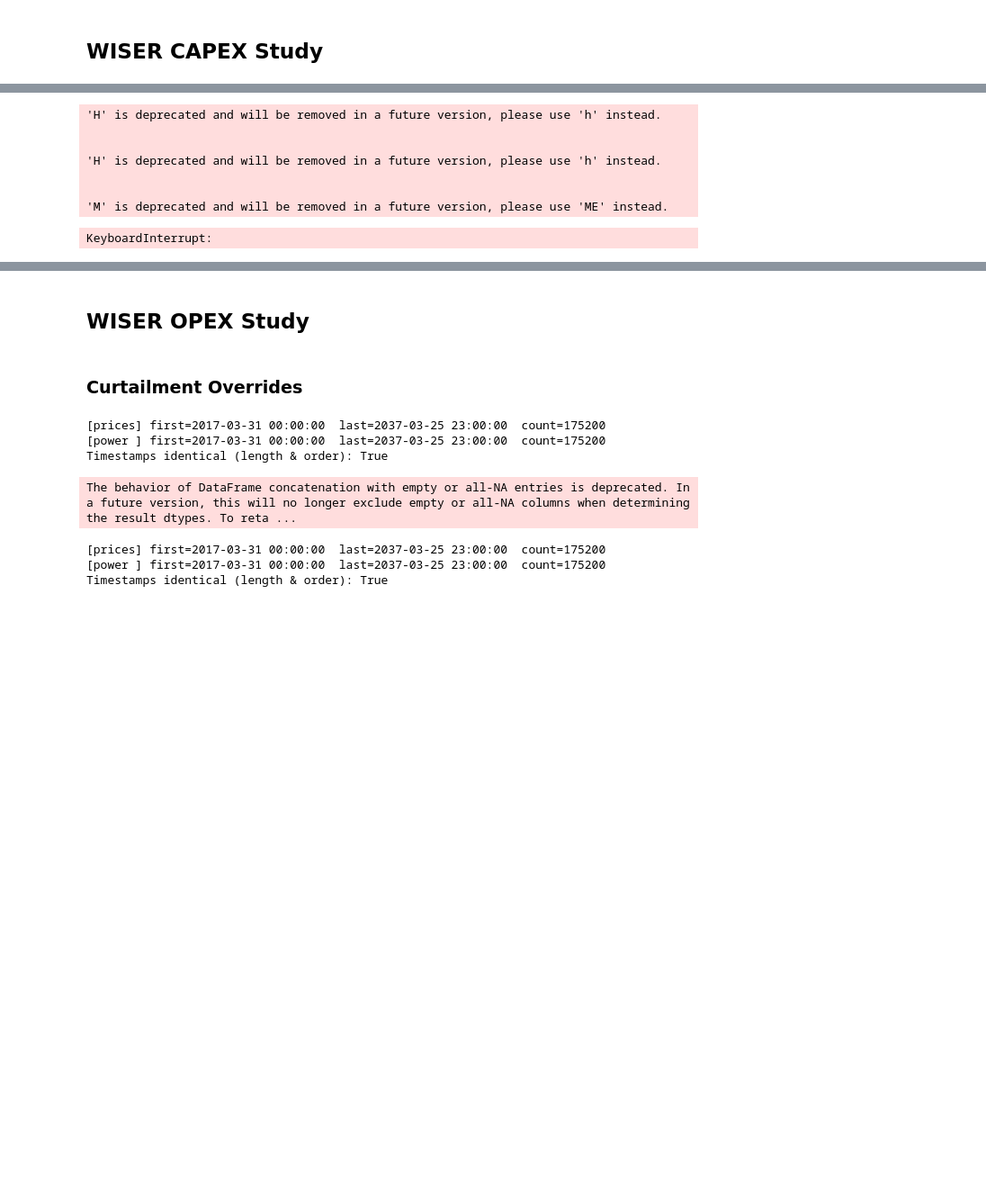
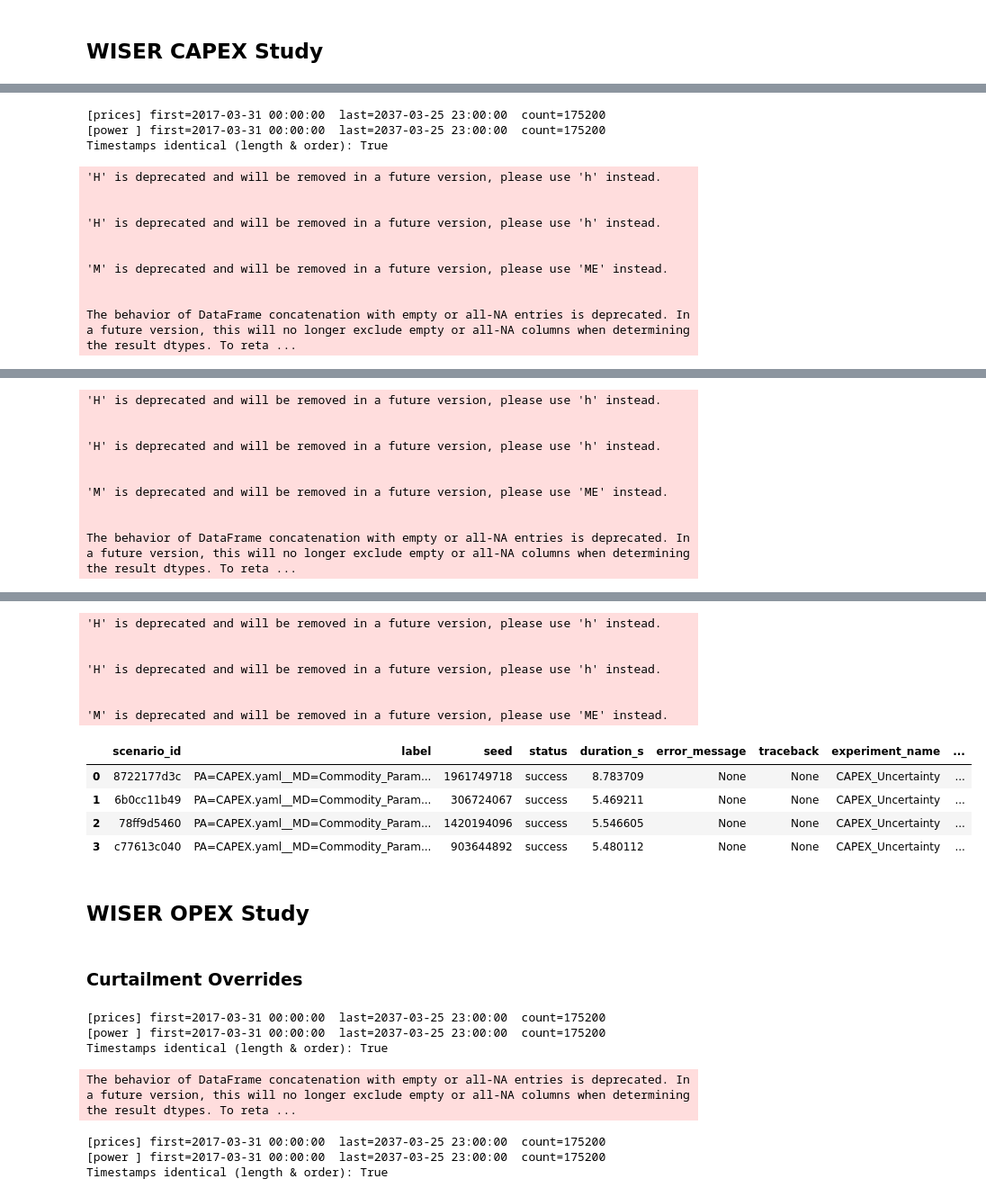
Before and after one commit to s243083/LCA-Special-Course, a Jupyter notebook: examples/WINPACT_API_WISER.ipynb, the cells around one changed output, grey strips where cells are left out. Shown at 90% size. Cells and saved outputs as stored; diff of their text form; code cells hidden in the pictures; blank space fills up the shorter version.

```diff
--- a/examples/WINPACT_API_WISER.ipynb
+++ b/examples/WINPACT_API_WISER.ipynb
@@ -40,32 +40,29 @@ parameter_space = {
 # Flattened: CAPEX_overrides -> Capex_inputFiles -> PA
     "CAPEX_overrides.Capex_inputFiles.PA": [
         "CAPEX.yaml",
-        "CAPEX_OpenDoor.yaml",
-        "CAPEX_IncreasedBarriers.yaml",
-        "CAPEX_EconomicDownturn.yaml",
-        "CAPEX_GlobalEscalation.yaml",
+        "CAPEX.yaml",
+        "CAPEX.yaml",
+        "CAPEX.yaml",
     ],
 
     # Same for materials
     "CAPEX_overrides.Material_inputFiles.MD": [
         "Commodity_Params.yaml",
-        "Commodity_Params_OpenDoor.yaml",
-        "Commodity_Params_IncreasedBarriers.yaml",
-        "Commodity_Params_EconomicDownturn.yaml",
-        "Commodity_Params_GlobalEscalation.yaml",
+        "Commodity_Params_Minimum.yaml",
+        "Commodity_Params_Moderate.yaml",
+        "Commodity_Params_Substantial.yaml",
     ],
 
     # Optional scenario label
     "Scenario.name": [
-        "Baseline CAPEX",
-        "Open Door",
-        "Increased Barriers",
-        "Economic Downturn",
-        "Global Escalation",
+        "Baseline",
+        "SC1 Minimal Risk",
+        "SC2 Moderate Risk",
+        "SC3 Substantial Risk",
     ],
 
-    "FINEX_overrides.finex_input.FINEX.WACC.flag_fixed_WACC": [False, True, True, True, True],
-    "FINEX_overrides.finex_input.FINEX.WACC.WACC_annual":     [0.034, 0.0734, 0.034, 0.034, 0.034],
+    "FINEX_overrides.finex_input.FINEX.WACC.flag_fixed_WACC": [False, True, True, True],
+    "FINEX_overrides.finex_input.FINEX.WACC.WACC_annual":     [0.052, 0.038, 0.052, 0.067]
 }
 
 
@@ -107,8 +104,13 @@ Timestamps identical (length & order): True
-'H' is deprecated and will be removed in a future version, please use 'h' instead.
-
-
-'H' is deprecated and will be removed in a future version, please use 'h' instead.
-
-
-'M' is deprecated and will be removed in a future version, please use 'ME' instead.
+[prices] first=2017-03-31 00:00:00  last=2037-03-25 23:00:00  count=175200
+[power ] first=2017-03-31 00:00:00  last=2037-03-25 23:00:00  count=175200
+Timestamps identical (length & order): True
-KeyboardInterrupt:
+'H' is deprecated and will be removed in a future version, please use 'h' instead.
+
+
+'H' is deprecated and will be removed in a future version, please use 'h' instead.
+
+
+'M' is deprecated and will be removed in a future version, please use 'ME' instead.
+
+
+The behavior of DataFrame concatenation with empty or all-NA entries is deprecated. In a future version, this will no longer exclude empty or all-NA columns when determining the result dtypes. To reta ...
@@ -114,0 +120,10 @@ KeyboardInterrupt:
+'H' is deprecated and will be removed in a future version, please use 'h' instead.
+
+
+'H' is deprecated and will be removed in a future version, please use 'h' instead.
+
+
+'M' is deprecated and will be removed in a future version, please use 'ME' instead.
+
+
+The behavior of DataFrame concatenation with empty or all-NA entries is deprecated. In a future version, this will no longer exclude empty or all-NA columns when determining the result dtypes. To reta ...
@@ -115,3 +133,15 @@ KeyboardInterrupt:
+'H' is deprecated and will be removed in a future version, please use 'h' instead.
+
+
+'H' is deprecated and will be removed in a future version, please use 'h' instead.
+
+
+'M' is deprecated and will be removed in a future version, please use 'ME' instead.
+|  | scenario_id | label | seed | status | duration_s | error_message | traceback | experiment_name | ... |
+| 0 | 8722177d3c | PA=CAPEX.yaml__MD=Commodity_Param... | 1961749718 | success | 8.783709 | None | None | CAPEX_Uncertainty | ... |
+| 1 | 6b0cc11b49 | PA=CAPEX.yaml__MD=Commodity_Param... | 306724067 | success | 5.469211 | None | None | CAPEX_Uncertainty | ... |
+| 2 | 78ff9d5460 | PA=CAPEX.yaml__MD=Commodity_Param... | 1420194096 | success | 5.546605 | None | None | CAPEX_Uncertainty | ... |
+| 3 | c77613c040 | PA=CAPEX.yaml__MD=Commodity_Param... | 903644892 | success | 5.480112 | None | None | CAPEX_Uncertainty | ... |
 # %% [markdown]
 ## WISER OPEX Study
 # %% [markdown]
```
Also changed, not shown: parts of 1 cell of this notebook, 12 other files.
